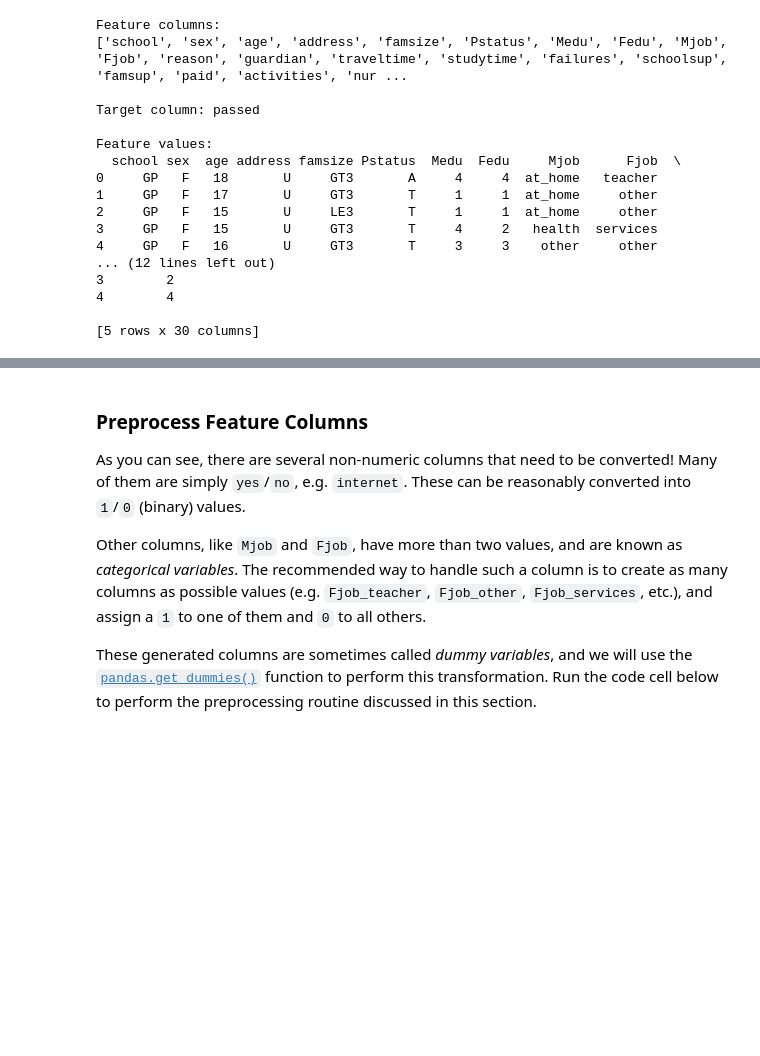
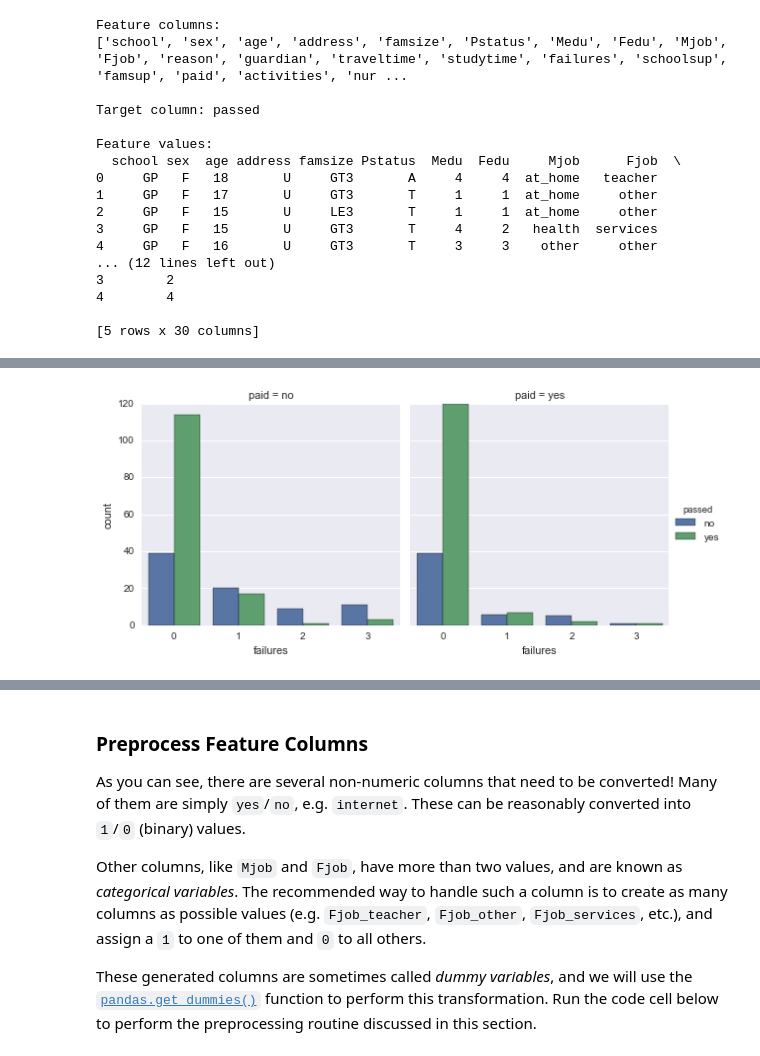
Before and after one commit to jhli973/machine-learning, a Jupyter notebook: projects/student_intervention/student_intervention.ipynb, the cells around one changed output, grey strips where cells are left out. Saved outputs shown, nothing was run; the diff lists cells and outputs as text; code cells hidden in the pictures; blank space fills up the shorter version.

```diff
--- a/projects/student_intervention/student_intervention.ipynb
+++ b/projects/student_intervention/student_intervention.ipynb
@@ -137,3 +157,12 @@ X_all.describe()
 | 50% | 17.000000 | 3.000000 | 2.000000 | 1.000000 | 2.000000 | 0.000000 | 4.000000 | 3.000000 | 3.000000 | 1.000000 | ... |
 | 75% | 18.000000 | 4.000000 | 3.000000 | 2.000000 | 2.000000 | 0.000000 | 5.000000 | 4.000000 | 4.000000 | 2.000000 | ... |
 | max | 22.000000 | 4.000000 | 4.000000 | 4.000000 | 4.000000 | 3.000000 | 5.000000 | 5.000000 | 5.000000 | 5.000000 | ... |
+# %%
+from matplotlib import pyplot as plt
+import seaborn as sns
+%matplotlib inline
+
+# Explore the number of past class failures and extra paid classes within the course subject
+sns.factorplot("failures", col="paid", data=student_data, hue='passed', kind="count");
+# %% [output]
+[figure, added]
```
Also changed, not shown: parts of 18 cells of this notebook.
